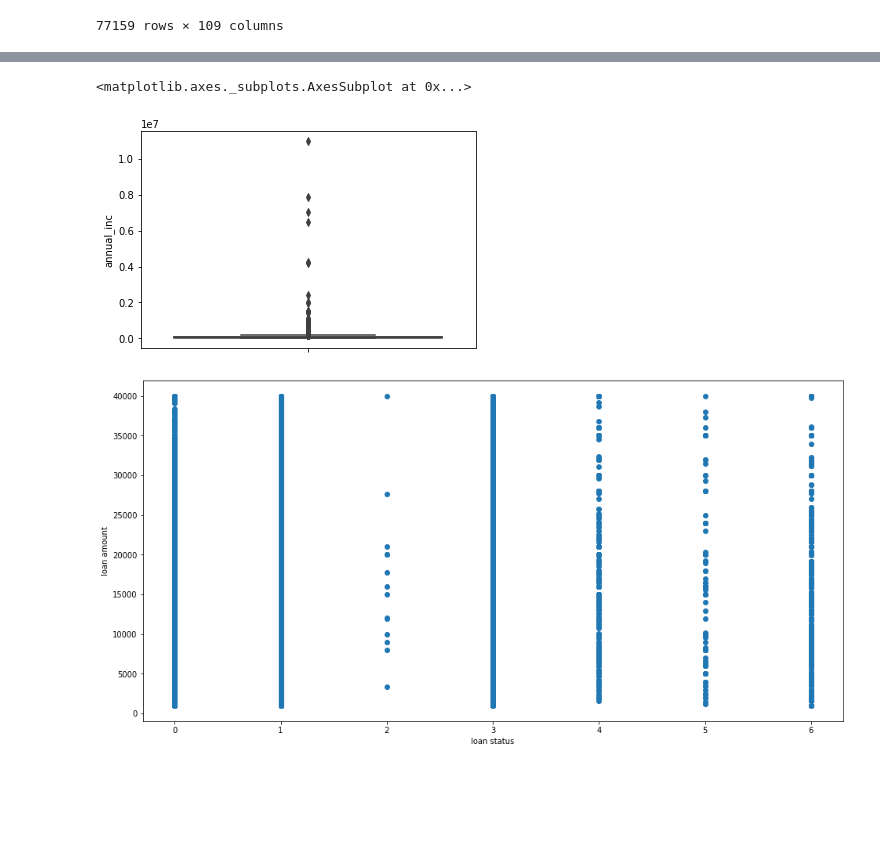
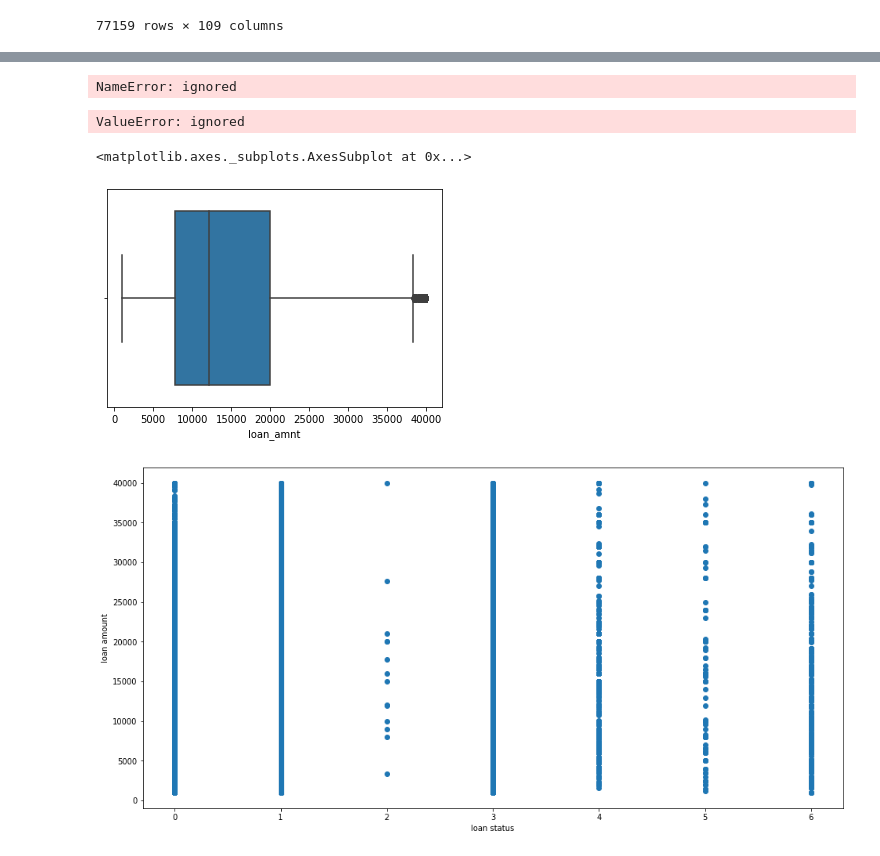
Before and after one commit to benafshapostwala/Data_Mining_CW, a Jupyter notebook: Data_Mining_CW2.ipynb, the cells around one changed output, grey strips where cells are left out. Saved outputs shown, nothing was run; the diff lists cells and outputs as text; code cells hidden in the pictures; blank space fills up the shorter version.

```diff
--- a/Data_Mining_CW2.ipynb
+++ b/Data_Mining_CW2.ipynb
@@ -212,0 +340,12 @@ lending_data
+# %%
+#encoder=ce.HashingEncoder(cols='verification_status',n_components=3)
+#lending_data = encoder.fit_transform(lending_data)
+
+encoder= ce.BinaryEncoder(cols=['verification_status'],return_df=True)
+lending_data=encoder.fit_transform(lending_data)
+
+lending_data
+# %%
+#lending_data['grade'].map({'A':0,'B':1,'C':2,'D':3,'E':4,'F':5,'G':6})
+lending_data["grade"].replace({'A':0,'B':1,'C':2,'D':3,'E':4,'F':5,'G':6}, inplace=True)
+lending_data
@@ -212,0 +366,3 @@ lending_data
+# %%
+column_means = lending_data.mean()
+lending_data = lending_data.fillna(column_means)
@@ -238,14 +423,14 @@ df_bd
 | 77158 | 1 | Individual | MORTGAGE | -0.857143 | -0.714286 | -0.571429 | ... |
 77159 rows × 88 columns
 # %%
-from sklearn.preprocessing import OrdinalEncoder
+#from sklearn.preprocessing import OrdinalEncoder
 
-ord_enc = OrdinalEncoder()
-lending_data["loan_status"] = ord_enc.fit_transform(lending_data[["loan_status"]])
+#ord_enc = OrdinalEncoder()
+#lending_data["loan_status"] = ord_enc.fit_transform(lending_data[["loan_status"]])
 #lending_data[["loan_stat_code", "loan_status"]]
 #print(lending_data["loan_stat_code"].unique())
 #print(lending_data["loan_status"].unique())
-lending_data
+#lending_data
 # %% [output]
 |  | id | emp_title | application_type | home_ownership | loan_status | loan_amnt | int_rate | term | ... |
 | 0 | 113924213 | Stagehand | Individual | RENT | 3.0 | 35000 | 0.1505 | 36 months | ... |
@@ -263,9 +484,33 @@ lending_data
+# %%
+#normalising the data
+from sklearn import preprocessing
+normalized = preprocessing.normalize(lending_data)
+a=pd.DataFrame(normalized)
+a
+# %% [output]
+NameError: ignored
+# %%
+from sklearn.feature_selection import SelectKBest
+from sklearn.feature_selection import chi2
+X = lending_data.loc[:, lending_data.columns != 'loan_status']  #independent columns
+y = lending_data['loan_status']    #target column
+#apply SelectKBest class to extract top 10 best features
+bestfeatures = SelectKBest(score_func=chi2, k=10)
+fit = bestfeatures.fit(X,y)
+dfscores = pd.DataFrame(fit.scores_)
+dfcolumns = pd.DataFrame(X.columns)
+#concat two dataframes for better visualization
+featureScores = pd.concat([dfcolumns,dfscores],axis=1)
+featureScores.columns = ['Specs','Score']  #naming the dataframe columns
+print(featureScores.nlargest(10,'Score'))  #print 10 best features
+# %% [output]
+ValueError: ignored
 # %%
 import seaborn as sns
-sns.boxplot(y=lending_data['annual_inc'])
+sns.boxplot(x=lending_data['loan_amnt'])
 # %% [output]
 <matplotlib.axes._subplots.AxesSubplot at 0x...>
-[figure, old version]
+[figure, new version]
 # %%
 import matplotlib.pyplot as plt
 fig, ax = plt.subplots(figsize=(16,8))
```
Also changed, not shown: parts of 24 cells of this notebook.
